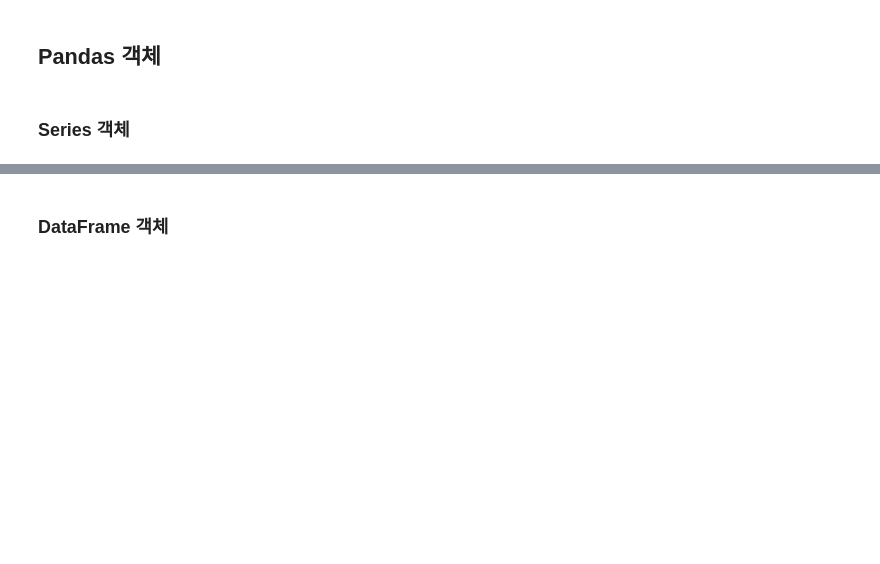
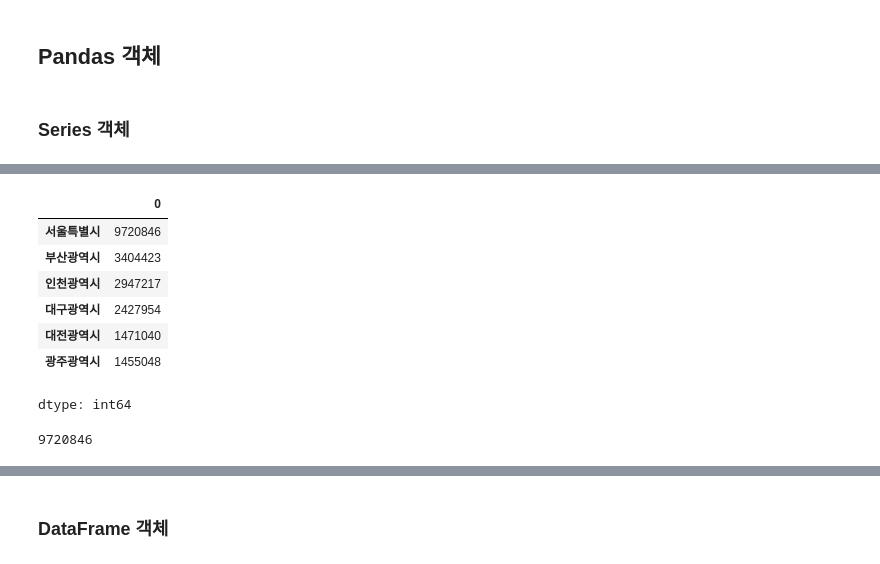
Before and after one commit to omj3424/python_suanLab, a Jupyter notebook: _Pandas_한번에_제대로_배우기.ipynb, the cells around one changed output, grey strips where cells are left out. Saved outputs shown, nothing was run; the diff lists cells and outputs as text; code cells hidden in the pictures; blank space fills up the shorter version.

```diff
--- a/_Pandas_한번에_제대로_배우기.ipynb
+++ b/_Pandas_한번에_제대로_배우기.ipynb
@@ -12,0 +144,22 @@
+# %%
+pop_tuple = {'서울특별시': 9720846,
+             '부산광역시': 3404423,
+             '인천광역시': 2947217,
+             '대구광역시': 2427954,
+             '대전광역시': 1471040,
+             '광주광역시': 1455048}
+population = pd.Series(pop_tuple)
+population
+# %% [output]
+|  | 0 |
+| 서울특별시 | 9720846 |
+| 부산광역시 | 3404423 |
+| 인천광역시 | 2947217 |
+| 대구광역시 | 2427954 |
+| 대전광역시 | 1471040 |
+| 광주광역시 | 1455048 |
+dtype: int64
+# %%
+population['서울특별시']
+# %% [output]
+9720846
```
Also changed, not shown: parts of 37 cells of this notebook.
